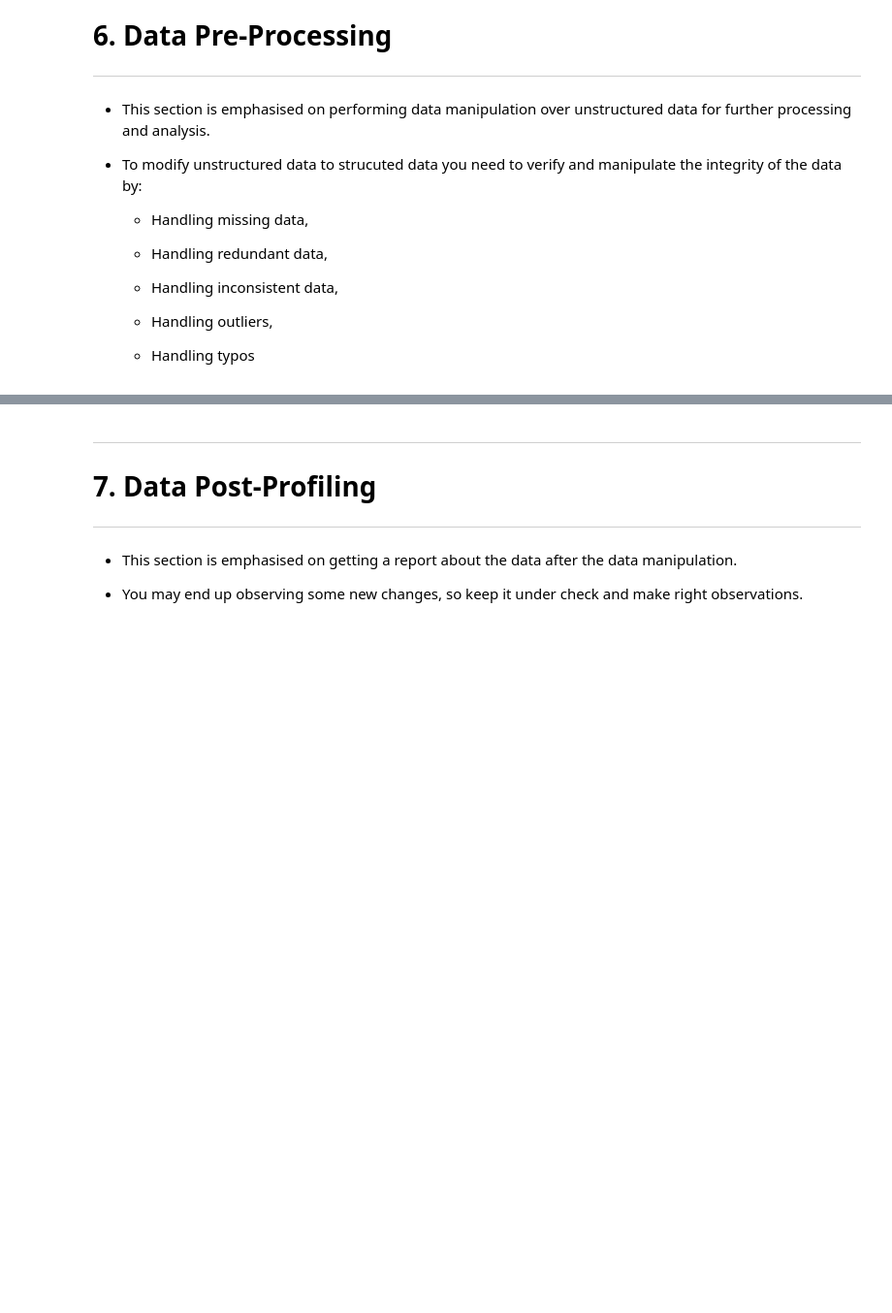
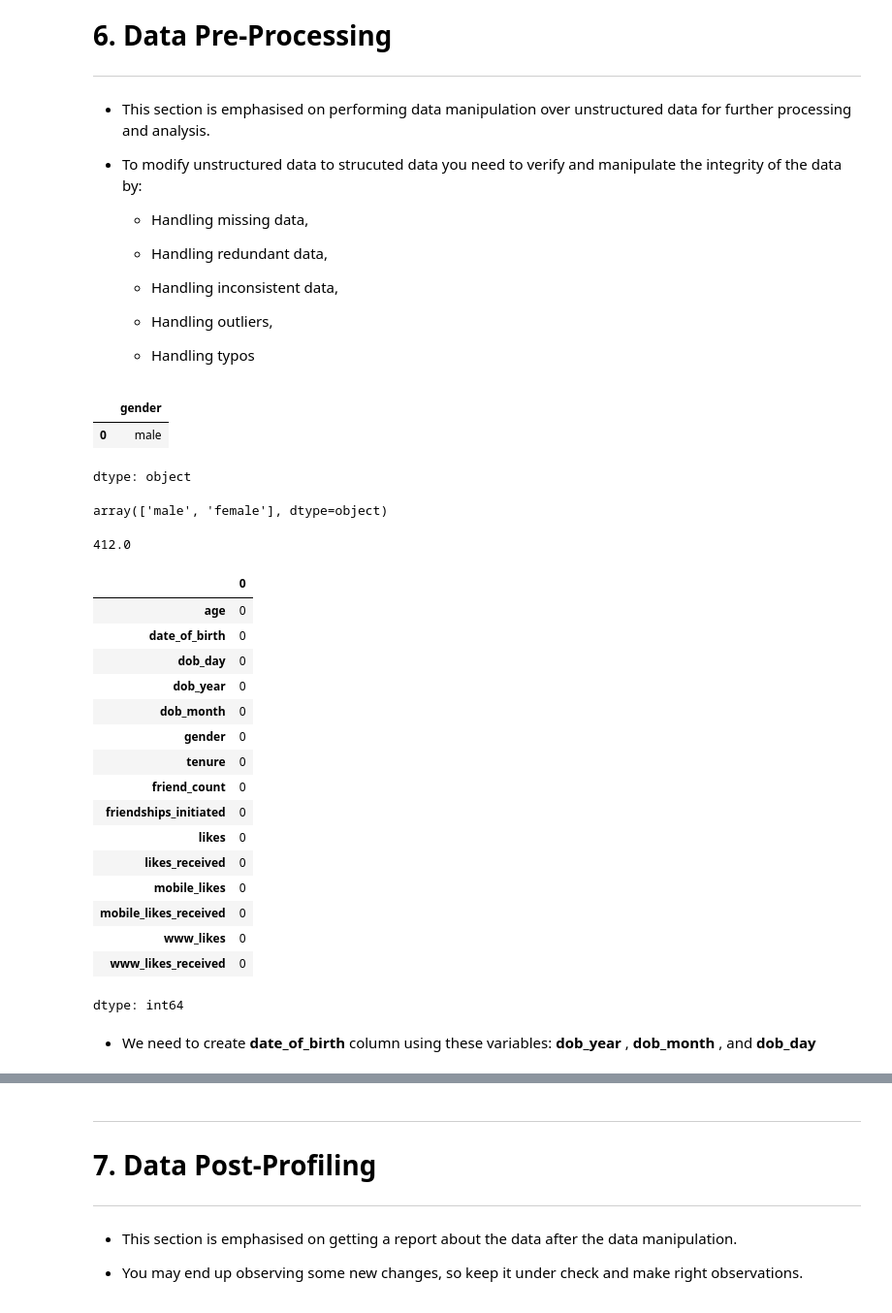
Before and after one commit to amitkharche/exploratory_data_analysis_projects_amit_kharche, a Jupyter notebook: 04.EDA_facebook_utilization_amit_kharche/Accredian_Analysis on Facebook Utilization.ipynb, the cells around one changed output, grey strips where cells are left out. Shown at 97% size. Saved outputs shown, nothing was run; the diff lists cells and outputs as text; code cells hidden in the pictures; blank space fills up the shorter version.

```diff
--- a/04.EDA_facebook_utilization_amit_kharche/Accredian_Analysis on Facebook Utilization.ipynb
+++ b/04.EDA_facebook_utilization_amit_kharche/Accredian_Analysis on Facebook Utilization.ipynb
@@ -197,0 +292,6 @@ Data Shape: (99003, 15)
+# %%
+facebook_df['gender'].mode()
+# %% [output]
+|  | gender |
+| 0 | male |
+dtype: object
@@ -197,0 +300,8 @@ Data Shape: (99003, 15)
+# %%
+facebook_df['gender'].unique()
+# %% [output]
+array(['male', 'female'], dtype=object)
+# %%
+facebook_df['tenure'].median()
+# %% [output]
+412.0
@@ -197,0 +310,22 @@ Data Shape: (99003, 15)
+# %%
+facebook_df.isnull().sum().sort_values(ascending = False)
+# %% [output]
+|  | 0 |
+| age | 0 |
+| date_of_birth | 0 |
+| dob_day | 0 |
+| dob_year | 0 |
+| dob_month | 0 |
+| gender | 0 |
+| tenure | 0 |
+| friend_count | 0 |
+| friendships_initiated | 0 |
+| likes | 0 |
+| likes_received | 0 |
+| mobile_likes | 0 |
+| mobile_likes_received | 0 |
+| www_likes | 0 |
+| www_likes_received | 0 |
+dtype: int64
+# %% [markdown]
+- We need to create **date_of_birth** column using these variables: __dob_year__ , __dob_month__ , and __dob_day__
```
Also changed, not shown: parts of 35 cells of this notebook.
